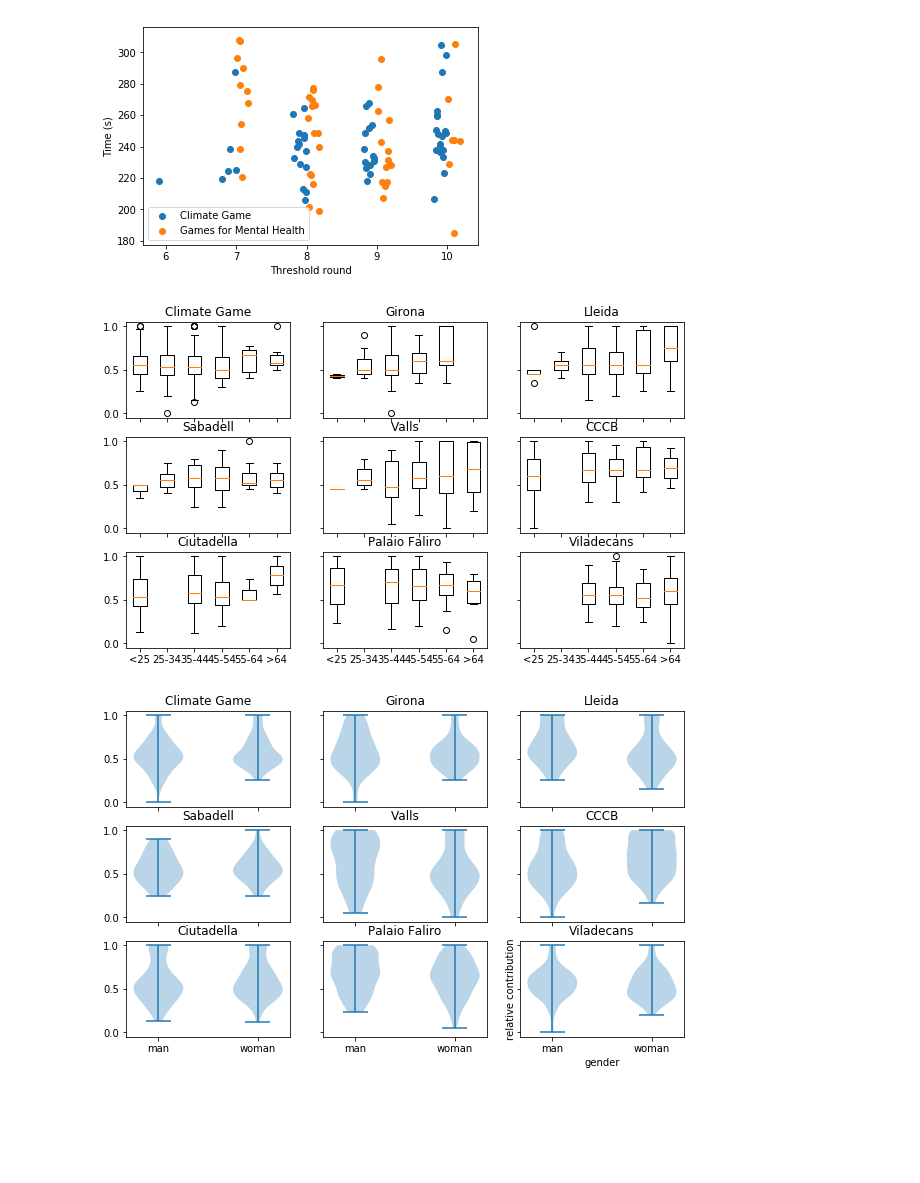
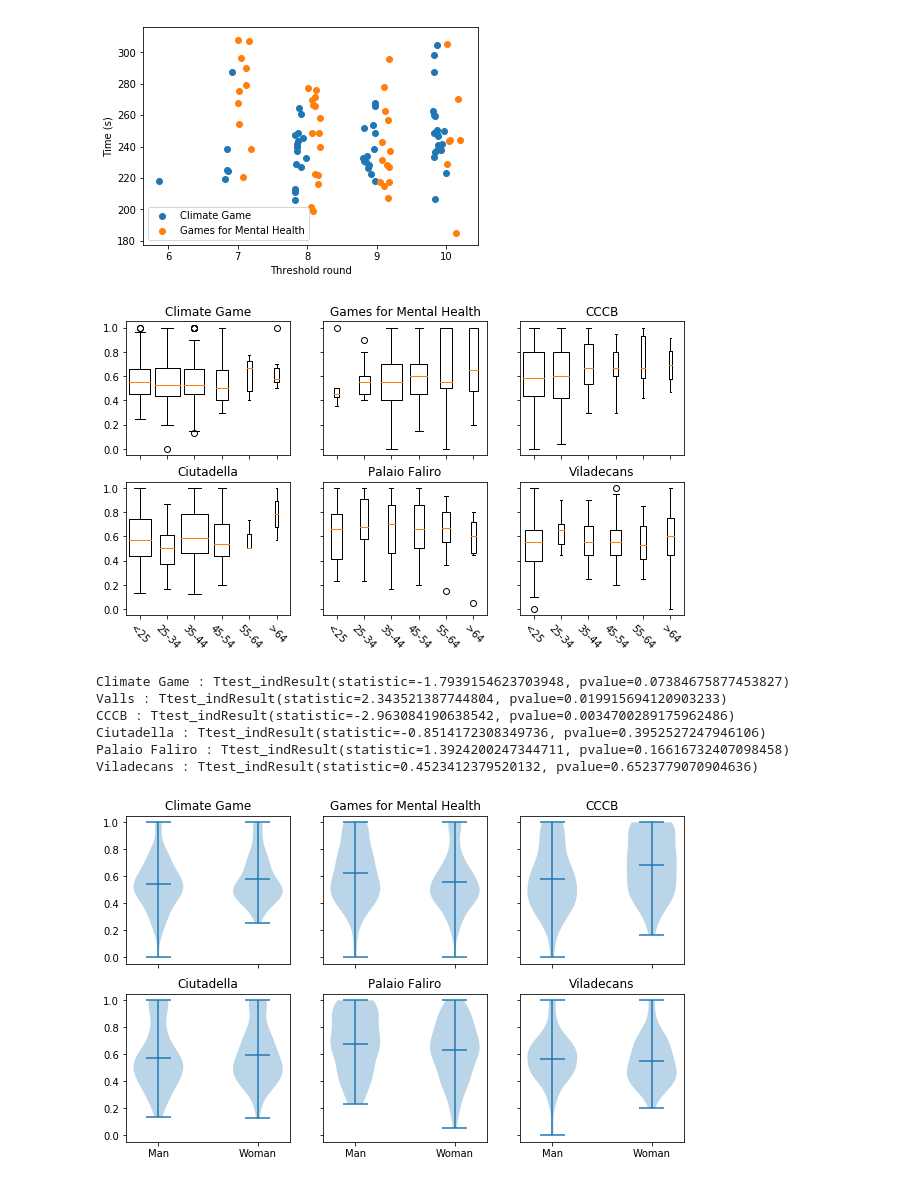
Before and after one commit to canigocallau/TFM, a Jupyter notebook: Final figures.ipynb, the cells around one changed output. Drawn from its saved outputs; the diff is of its cells as text; code cells hidden in the pictures; blank space fills up the shorter version.

```diff
--- a/Final figures.ipynb
+++ b/Final figures.ipynb
@@ -110,6 +106,8 @@ for p in range(9):
         pot2=rounddf.loc[k,end_pot[p]]
         if ((pot1*pot2<0) or ((pot1>0) and (pot2==0))):
             thresholdround[p].append(rounddf.loc[k,num_round[p]])
+        elif (rounddf.loc[k,num_round[p]]==10 and pot2>0):
+            thresholdround[p].append(11)
     print(dataset_name[p],thresholdround[p])
 # %% [output]
 Climate Game [9, 6, 7, 10, 10, 10, 9, 9, 9, 10, 9, 7, 8, 10, 10, 10, 9, 8, 9, 10, 9, 10, 7, 8, 7, 10, 8, 8, 8, 7, 8, 9, 10, 10, 10, 8, 9, 10, 8, 8, 8, 10, 8, 10, 9, 9, 8, 9, 8, 8, 9, 10, 10, 10]
@@ -224,7 +228,7 @@ for p in [0,1,2,3,4]:
     t1=sessiondf[start_date[p]]
     t2=sessiondf[end_date[p]]
     if (p==0 or p==1):
-        thresholdround=[]
+        threshold=[]
         time=[]
     mcs=t2.str[-6:].astype(int)-t1.str[-6:].astype(int)
     sec=t2.str[-9:-7].astype(int)-t1.str[-9:-7].astype(int)
@@ -236,78 +240,95 @@ for p in [0,1,2,3,4]:
         pot1=rounddf.loc[k,start_pot[p]]
         pot2=rounddf.loc[k,end_pot[p]]
         if ((pot1*pot2<0) or ((pot1>0) and (pot2==0))):
-            thresholdround.append(rounddf.loc[k,num_round[p]]+offset[p]+random.uniform(-0.1,0.1))
-    if (p==0):
-        #plt.violinplot(thresholdround,positions=xpos)
-        plt.scatter(thresholdround,time,label=dataset_name[p])
-    if (p==4):
-        #plt.violinplot(thresholdround,positions=xpos)
-        plt.scatter(thresholdround,time,label="Games for Mental Health")
+            threshold.append(rounddf.loc[k,num_round[p]]+offset[p]+random.uniform(-0.1,0.1))
+    if (p==0 or p==4):
+        #plt.violinplot(threshold,positions=xpos)
+        plt.scatter(threshold,time,label=dataset_name2[p])
 plt.xlabel("Threshold round")
 plt.ylabel("Time (s)")
 plt.legend()
 plt.xticks([6,7,8,9,10])
 plt.show()
-# scatterplot o violinplot?
 # per què hi ha correlació en CG i no en GFmH? afecta el tema?
 # %% [output]
-[figure, old version]
+[figure, new version]
 # %%
 # relative contributions vs. age
     # CG: dades numèriques
     # GfMH: 18-24,25-34,35-44,45-54,55-64,>64, Lleida amb dades numèriques
     # Aire: 7 grups sense indicar edat
     # Palaio Faliro: 14-19,20-24,25-34,35-44,45-54,55-64,>64
     # Viladecans: 14-19,20-24,25-34,35-44,45-54,55-64,>64
 ranges=[0,24,34,44,54,64,150]
-fig, ax = plt.subplots(3,3,sharex=True,sharey=True,figsize=[10,6])
+subplotcounter=0
+fig, ax = plt.subplots(2,3,sharex=True,sharey=True,figsize=[10,6])
+widthadd=0.008
 for p in range(9):
-    data=[[],[],[],[],[],[]]
     exec("userdf=user"+dataset_label[p])
+    if (p not in [2,3,4]):
+        data=[[],[],[],[],[],[]]
+        counter=[0.1 for i in range(6)]
     for i in range(len(userdf)):
         for k in range(6):
             if (p==0 or p==2):
                 if (userdf.loc[i,age_range[p]]>ranges[k] and userdf.loc[i,age_range[p]]<=ranges[k+1]):
                     data[k].append(1-userdf.loc[i,end_capital[p]]/userdf.loc[i,start_capital[p]])
+                    counter[k]+=widthadd
             elif (p==1 or p==3 or p==4):
                 if (userdf.loc[i,age_range[p]]=="r"+str(k+1)):
                     data[k].append(1-userdf.loc[i,end_capital[p]]/userdf.loc[i,start_capital[p]])
+                    counter[k]+=widthadd
             else:
-                if (k==1):
-                    if (userdf.loc[i,age_range[p]]=="r"+str(1) or userdf.loc[i,age_range[p]]=="r"+str(2)):
+                if (k==0):
+                    if ((userdf.loc[i,age_range[p]]=="r1" or userdf.loc[i,age_range[p]]=="r2") and userdf.loc[i,start_capital[p]]!=0):
                         data[0].append(1-userdf.loc[i,end_capital[p]]/userdf.loc[i,start_capital[p]])
+                        counter[k]+=widthadd
                 else:
                     if (userdf.loc[i,age_range[p]]=="r"+str(k+2)):
                         data[k].append(1-userdf.loc[i,end_capital[p]]/userdf.loc[i,start_capital[p]])
-    ax[p//3,p%3].boxplot(data,positions=[1,2,3,4,5,6],widths=0.5)
-    ax[p//3,p%3].set_title(dataset_name[p])
-    plt.xticks([1,2,3,4,5,6],["<25","25-34","35-44","45-54","55-64",">64"])
-#ax[1,0].xlabel("Age group")
-#ax[0,1].ylabel("Relative contribution")
-# boxplot, els grups d'edat es poden organitzar millor en el rang <25? labels i ticks en subplots? juntar GfMH?
+                        counter[k]+=widthadd
+    if (p not in [1,2,3]):
+        ax[subplotcounter//3,subplotcounter%3].boxplot(data,positions=[1,2,3,4,5,6],widths=counter)
+        ax[subplotcounter//3,subplotcounter%3].set_title(dataset_name2[p])
+        plt.xticks([1,2,3,4,5,6],["<25","25-34","35-44","45-54","55-64",">64"])
+        subplotcounter+=1
+#fig.supxlabel("Age group")
+#fig.supylabel("Relative contribution")
+fig.autofmt_xdate(rotation=-45,ha="center")
+# arreglar labels
 # afecta el tema?, hi ha una tendència general?
 # %% [output]
-[figure, old version]
+[figure, new version]
 # %%
 # relative contributions vs. gender
-fig, ax = plt.subplots(3,3,sharex=True,sharey=True,figsize=[10,6])
+fig, ax = plt.subplots(2,3,sharex=True,sharey=True,figsize=[10,6])
+spcounter=0
 for p in range(9):
-    data=[[],[]]
+    if (p not in [2,3,4]):
+        data=[[],[]]
     exec("userdf=user"+dataset_label[p])
     for i in range(len(userdf)):
         if (userdf.loc[i,gender[p]]==man[p] and userdf.loc[i,start_capital[p]]!=0):
             data[0].append(1-userdf.loc[i,end_capital[p]]/userdf.loc[i,start_capital[p]])
         if (userdf.loc[i,gender[p]]==woman[p] and userdf.loc[i,start_capital[p]]!=0):
             data[1].append(1-userdf.loc[i,end_capital[p]]/userdf.loc[i,start_capital[p]])
-    ax[p//3,p%3].violinplot(data,positions=[0,1])
-    ax[p//3,p%3].set_title(dataset_name[p])
+    ax[spcounter//3,spcounter%3].set_title(dataset_name2[p])
+    if (p not in [1,2,3]):
+        ax[spcounter//3,spcounter%3].violinplot(data,positions=[0,1],showmeans=True)
+        print(dataset_name[p],":",stats.ttest_ind(a=data[0], b=data[1], equal_var=False))
+        spcounter+=1
     plt.xticks([0,1],["Man","Woman"])
-plt.xlabel("Gender")
-plt.ylabel("Relative contribution")
+#plt.supxlabel("Gender")
+#plt.supylabel("Relative contribution")
 plt.show()
-# boxplot o violinplot? labels i ticks en subplots, juntar GfMH?
-# quan hi ha una diferències significatives? fer tests estadístics
+# quan hi ha una diferències significatives? analitzar tests estadístics
 # %% [output]
+Climate Game : Ttest_indResult(statistic=-1.7939154623703948, pvalue=0.07384675877453827)
+Valls : Ttest_indResult(statistic=2.343521387744804, pvalue=0.019915694120903233)
+CCCB : Ttest_indResult(statistic=-2.963084190638542, pvalue=0.0034700289175962486)
+Ciutadella : Ttest_indResult(statistic=-0.8514172308349736, pvalue=0.3952527247946106)
+Palaio Faliro : Ttest_indResult(statistic=1.3924200247344711, pvalue=0.16616732407098458)
+Viladecans : Ttest_indResult(statistic=0.4523412379520132, pvalue=0.6523779070904636)
-[figure, old version]
+[figure, new version]
 # %%
 # mean time vs. gender
```
Also changed, not shown: parts of 23 cells of this notebook.
